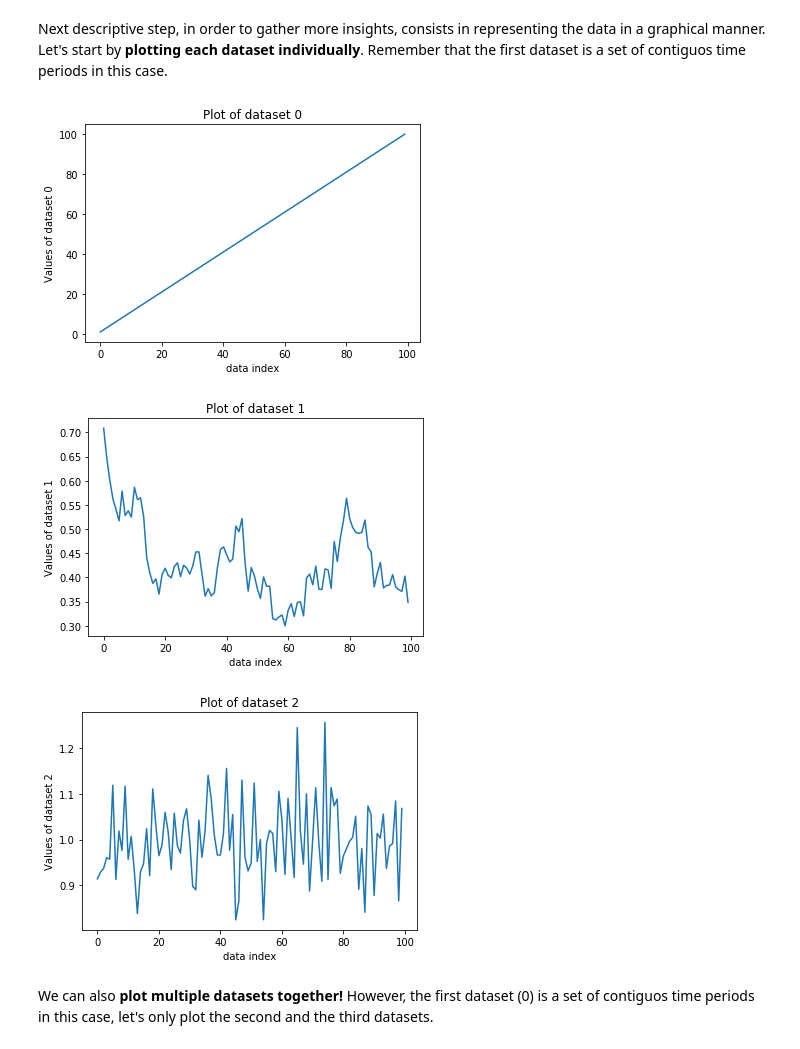
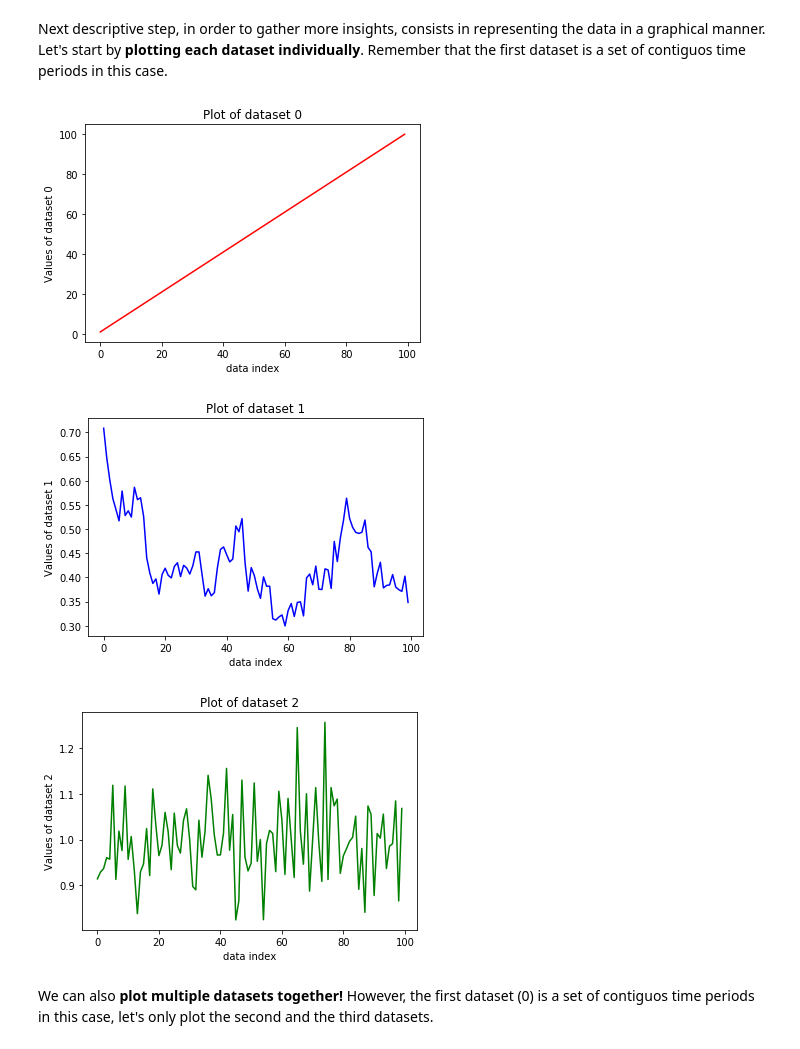
Before and after one commit to cs-cmuq/110-www, a Jupyter notebook: lectures/L22.ipynb, the cells around one changed output. Drawn from its saved outputs; the diff is of its cells as text; code cells hidden in the pictures.

```diff
--- a/lectures/L22.ipynb
+++ b/lectures/L22.ipynb
@@ -28,8 +28,8 @@ class DataManager:
         # Data can be read from a csv file
         #
         elif csv_file != None:
-            try:                          # opening the file can result into an error, try-except
-                f_csv = open(csv_file)    # avoids program abortion but raises an exception instead
+            try:
+                f_csv = open(csv_file)
             except:
                 print('File', csv_file, 'cannot be opened!')
                 self.error_file = True
@@ -40,7 +40,7 @@ class DataManager:
 
                 csv_reader = csv.reader(f_csv)
 
-                # the cvs file is supposed to have a header, which is read to
+                # The cvs file is supposed to have a header, which is read to
                 # know the number of fields / datasets
 
                 header = next(csv_reader)
@@ -56,7 +56,7 @@ class DataManager:
             finally:
                 f_csv.close()
         #
-        # If we get here, the arguments were wrong, an exception is raised
+        # If we get here, the arguments were wrong
         else:
             print('Wrong arguments to the initializer!')
             self.error_args = True
@@ -129,12 +129,12 @@ class DataManager:
         return c / (len(self.data[dataset1])-1)
 
 
-    def plot_dataset(self, dataset, xlabel='', ylabel='', title=''):
+    def plot_dataset(self, dataset, xlabel='', ylabel='', title='', color='b'):
         plt.figure() # creates a new figure, it could be invoked with figure(n) to recall figure n later on
         plt.title(title)
         plt.xlabel(xlabel)
         plt.ylabel(ylabel)
-        plt.plot(self.data[dataset])
+        plt.plot(self.data[dataset], color=color)
         plt.show()
 
     def plot_multiple_datasets(self, dataset_list, xlabel='', ylabel='', title=''):
@@ -147,21 +147,24 @@ class DataManager:
         plt.show()
 
 
-    def scatter_plot(self, dataset1, dataset2, xlabel='', ylabel='', title=''):
+    def scatter_plot(self, dataset1, dataset2, xlabel='', ylabel='', title='',
+                     marker='.', color='r', size=6):
         plt.figure()
         plt.title(title)
         plt.xlabel(xlabel)
         plt.ylabel(ylabel)
-        plt.scatter(self.data[dataset1], self.data[dataset2], marker='.', s=5, color='r')
+        plt.scatter(self.data[dataset1], self.data[dataset2], marker=marker,
+                        s=size, color=color)
 
-    def histogram(self, nbins, dataset):
+    def histogram(self, nbins, dataset, title='', color='b'):
         plt.figure()
-        hist_data = plt.hist(self.data[dataset], nbins)
-        #
-        #print('Frequency, Bin interval:')
+        plt.title(title)
+        hist_data = plt.hist(self.data[dataset], nbins, color=color)
+        #print(hist_data)
         freq_bin_data = []
         for i in range(nbins):
-            freq_bin_data.append([hist_data[0][i], hist_data[1][i], hist_data[1][i+1]])
+            freq_bin_data.append([hist_data[1][i], hist_data[1][i+1], hist_data[0][i]])
+
         return freq_bin_data
 # %% [markdown]
 As a first step, let's create a *new class object* and read the data from a **CSV file** that contains 3 datasets, and let's make a general inspection of the data
@@ -210,14 +213,16 @@ Dataset 2:
 # %% [markdown]
 Next descriptive step, in order to gather more insights, consists in representing the data in a graphical manner. Let's start by **plotting each dataset individually**. Remember that the first dataset is a set of contiguos time periods in this case.
 # %%
+color_dict = {0:'r', 1:'b', 2:'g'}
 for d in range(data.get_number_of_datasets()):
     ylabel = 'Values of dataset ' + str(d)
     title = 'Plot of dataset ' + str(d)
-    data.plot_dataset(d, xlabel='data index', ylabel=ylabel, title=title)
+    data.plot_dataset(d, xlabel='data index', ylabel=ylabel, title=title,
+                      color= color_dict[d])
 # %% [output]
-[figure, old version]
+[figure, new version]
-[figure, old version]
+[figure, new version]
-[figure, old version]
+[figure, new version]
 # %% [markdown]
 We can also **plot multiple datasets together!** However, the first dataset (0) is a set of contiguos time periods in this case, let's only plot the second and the third datasets.
 # %%
```
Also changed, not shown: parts of 23 cells of this notebook.
